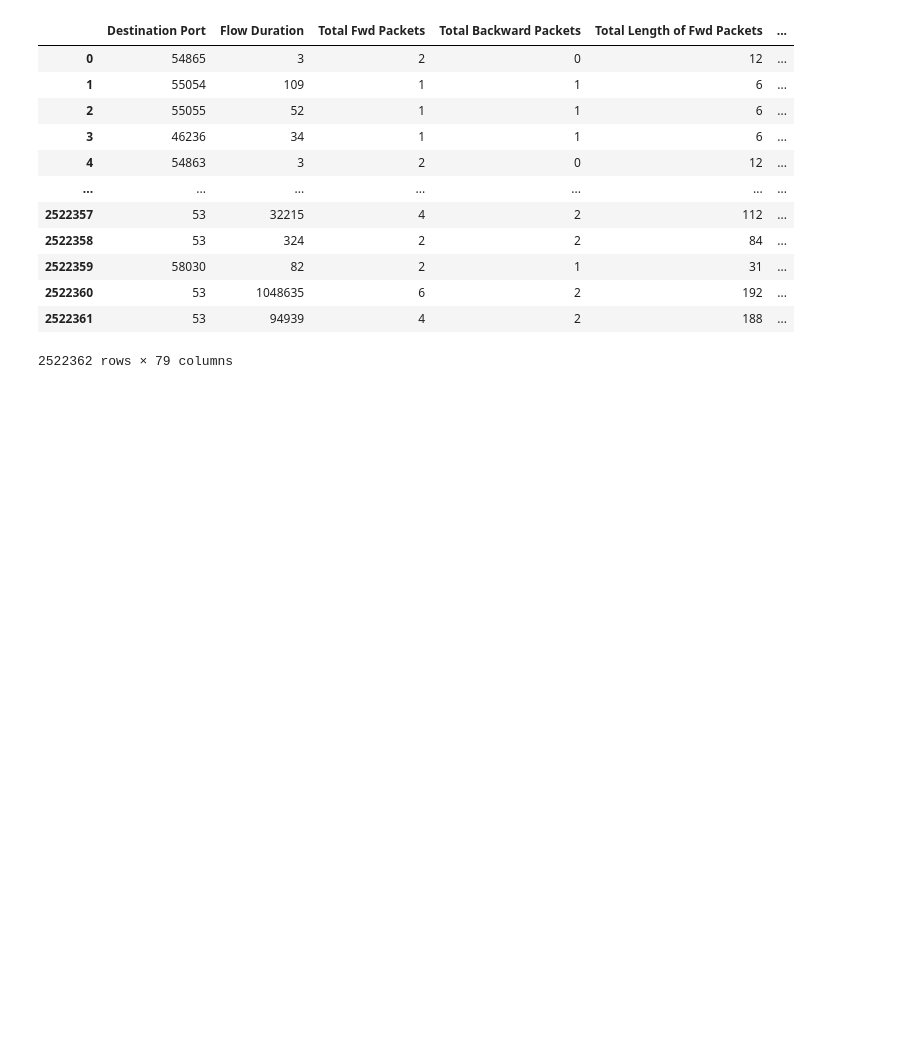
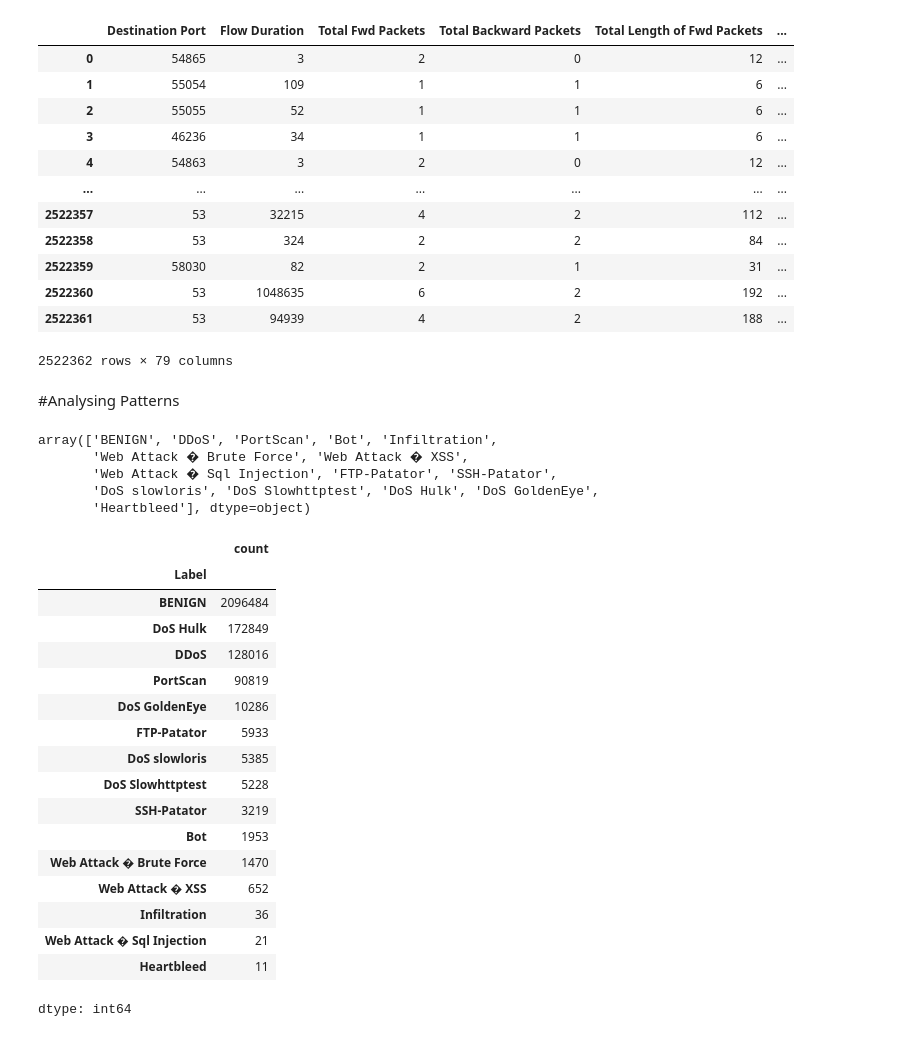
Before and after one commit to Shamiul-693/Intrusion-Detection-System-Using-Machine-Learning-CIC-IDS--2017-dataset-, a Jupyter notebook: Intrusion_Detection_System_Using_Machine_Learning_(CIC_IDS_2017).ipynb, the cells around one changed output. Saved outputs shown, nothing was run; the diff lists cells and outputs as text; code cells hidden in the pictures; blank space fills up the shorter version.

```diff
--- a/Intrusion_Detection_System_Using_Machine_Learning_(CIC_IDS_2017).ipynb
+++ b/Intrusion_Detection_System_Using_Machine_Learning_(CIC_IDS_2017).ipynb
@@ -330,3 +322,34 @@ df
 | 2522360 | 53 | 1048635 | 6 | 2 | 192 | ... |
 | 2522361 | 53 | 94939 | 4 | 2 | 188 | ... |
 2522362 rows × 79 columns
+# %% [markdown]
+#Analysing Patterns
+# %%
+df["Label"].unique()
+# %% [output]
+array(['BENIGN', 'DDoS', 'PortScan', 'Bot', 'Infiltration',
+       'Web Attack � Brute Force', 'Web Attack � XSS',
+       'Web Attack � Sql Injection', 'FTP-Patator', 'SSH-Patator',
+       'DoS slowloris', 'DoS Slowhttptest', 'DoS Hulk', 'DoS GoldenEye',
+       'Heartbleed'], dtype=object)
+# %%
+df['Label'].value_counts()
+# %% [output]
+|  | count |
+| Label |  |
+| BENIGN | 2096484 |
+| DoS Hulk | 172849 |
+| DDoS | 128016 |
+| PortScan | 90819 |
+| DoS GoldenEye | 10286 |
+| FTP-Patator | 5933 |
+| DoS slowloris | 5385 |
+| DoS Slowhttptest | 5228 |
+| SSH-Patator | 3219 |
+| Bot | 1953 |
+| Web Attack � Brute Force | 1470 |
+| Web Attack � XSS | 652 |
+| Infiltration | 36 |
+| Web Attack � Sql Injection | 21 |
+| Heartbleed | 11 |
+dtype: int64
```
Also changed, not shown: parts of 3 cells of this notebook.
